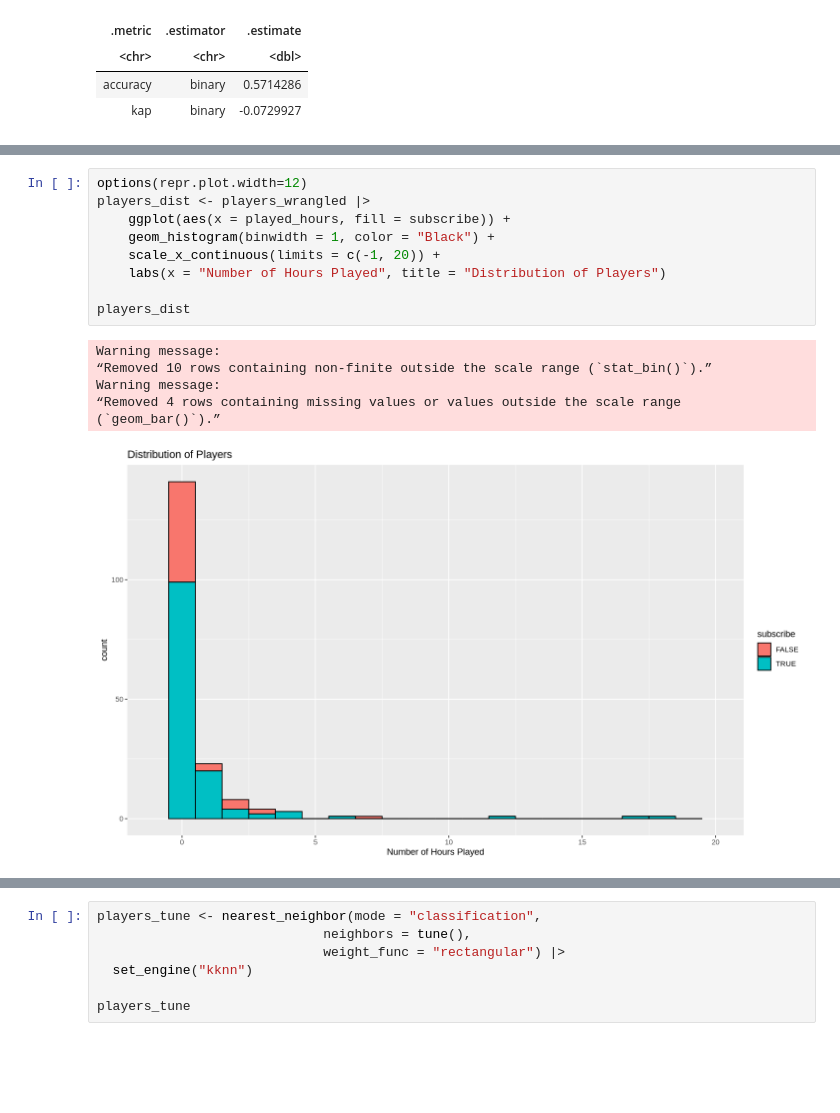
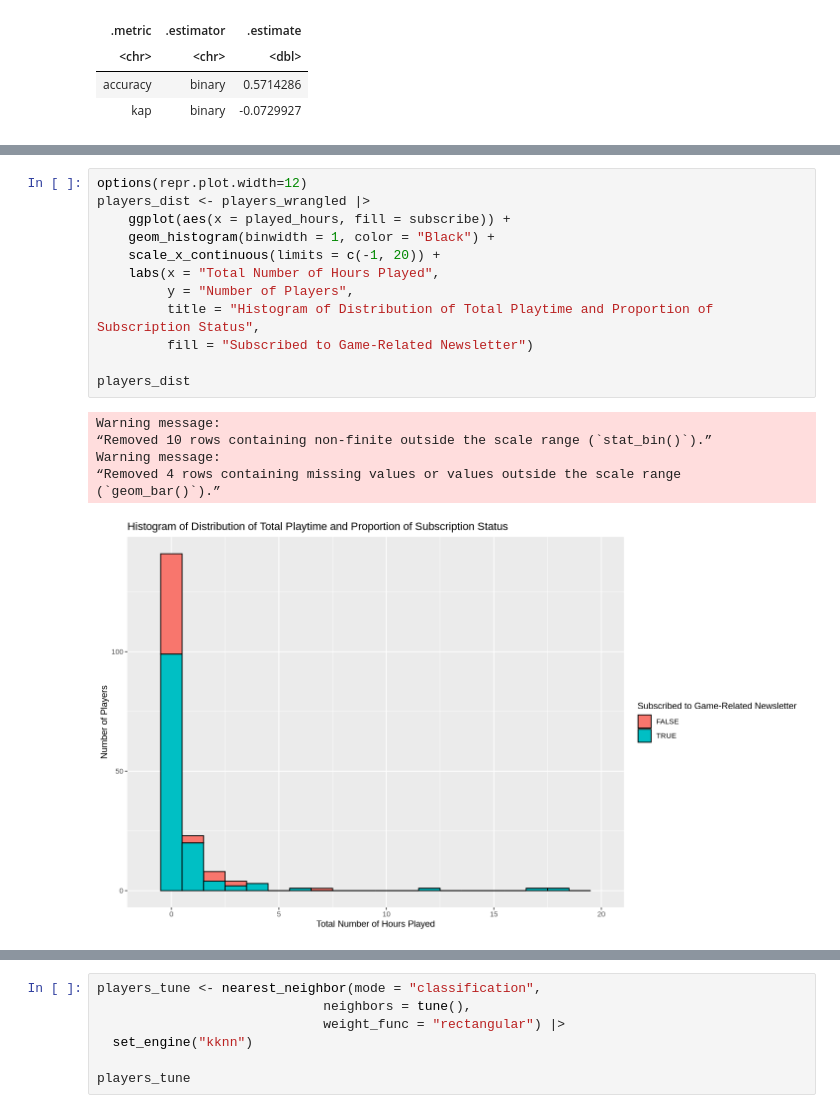
Before and after one commit to Kqvii/DSCI100-Group13, a Jupyter notebook: GroupProject-2.ipynb, the cells around one changed output, grey strips where cells are left out. Drawn from its saved outputs; the diff is of its cells as text; blank space fills up the shorter version.

Commit message:
Updated Visualizations and Misc Formatting

```diff
--- a/GroupProject-2.ipynb
+++ b/GroupProject-2.ipynb
@@ -182,19 +187,22 @@ players_prediction_plot
 # %%
 options(repr.plot.width=12)
 players_dist <- players_wrangled |>
     ggplot(aes(x = played_hours, fill = subscribe)) +
     geom_histogram(binwidth = 1, color = "Black") +
     scale_x_continuous(limits = c(-1, 20)) +
-    labs(x = "Number of Hours Played", title = "Distribution of Players")
+    labs(x = "Total Number of Hours Played",
+         y = "Number of Players",
+         title = "Histogram of Distribution of Total Playtime and Proportion of Subscription Status",
+         fill = "Subscribed to Game-Related Newsletter")
 
 players_dist
 # %% [output]
 Warning message:
 “Removed 10 rows containing non-finite outside the scale range (`stat_bin()`).”
 Warning message:
 “Removed 4 rows containing missing values or values outside the scale range
 (`geom_bar()`).”
-[figure, old version]
+[figure, new version]
 # %%
 average_player <- players_wrangled |>
     summarize(avg_age = median(Age),
```
Also changed, not shown: parts of 7 cells of this notebook.
